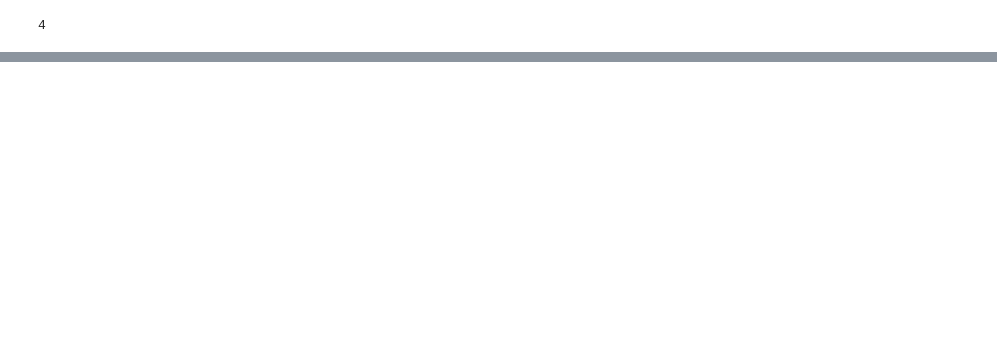
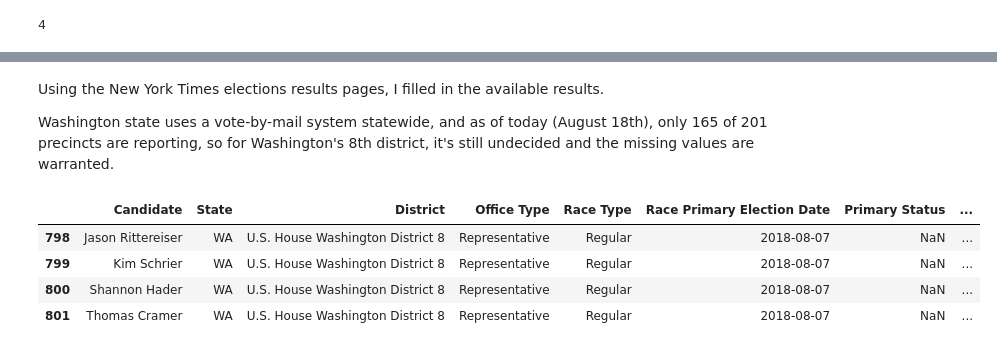
Before and after one commit to MattTriano/personal_site_public, a Jupyter notebook: Democrat_Primary_Success.ipynb, the cells around one changed output, grey strips where cells are left out. Saved outputs shown, nothing was run; the diff lists cells and outputs as text; code cells hidden in the pictures; blank space fills up the shorter version.

Commit message:
filled in more values

```diff
--- a/Democrat_Primary_Success.ipynb
+++ b/Democrat_Primary_Success.ipynb
@@ -346,0 +361,4 @@ df['Race'].isnull().sum()
+# %% [markdown]
+Using the New York Times elections results pages, I filled in the available results.
+
+Washington state uses a vote-by-mail system statewide, and as of today (August 18th), only 165 of 201 precincts are reporting, so for Washington's 8th district, it's still undecided and the missing values are warranted.
@@ -346,0 +390,8 @@ df['Race'].isnull().sum()
+# %%
+df[df['Won Primary'].isnull()]
+# %% [output]
+|  | Candidate | State | District | Office Type | Race Type | Race Primary Election Date | Primary Status | ... |
+| 798 | Jason Rittereiser | WA | U.S. House Washington District 8 | Representative | Regular | 2018-08-07 | NaN | ... |
+| 799 | Kim Schrier | WA | U.S. House Washington District 8 | Representative | Regular | 2018-08-07 | NaN | ... |
+| 800 | Shannon Hader | WA | U.S. House Washington District 8 | Representative | Regular | 2018-08-07 | NaN | ... |
+| 801 | Thomas Cramer | WA | U.S. House Washington District 8 | Representative | Regular | 2018-08-07 | NaN | ... |
```
Also changed, not shown: parts of 31 cells of this notebook, 1 other file.
